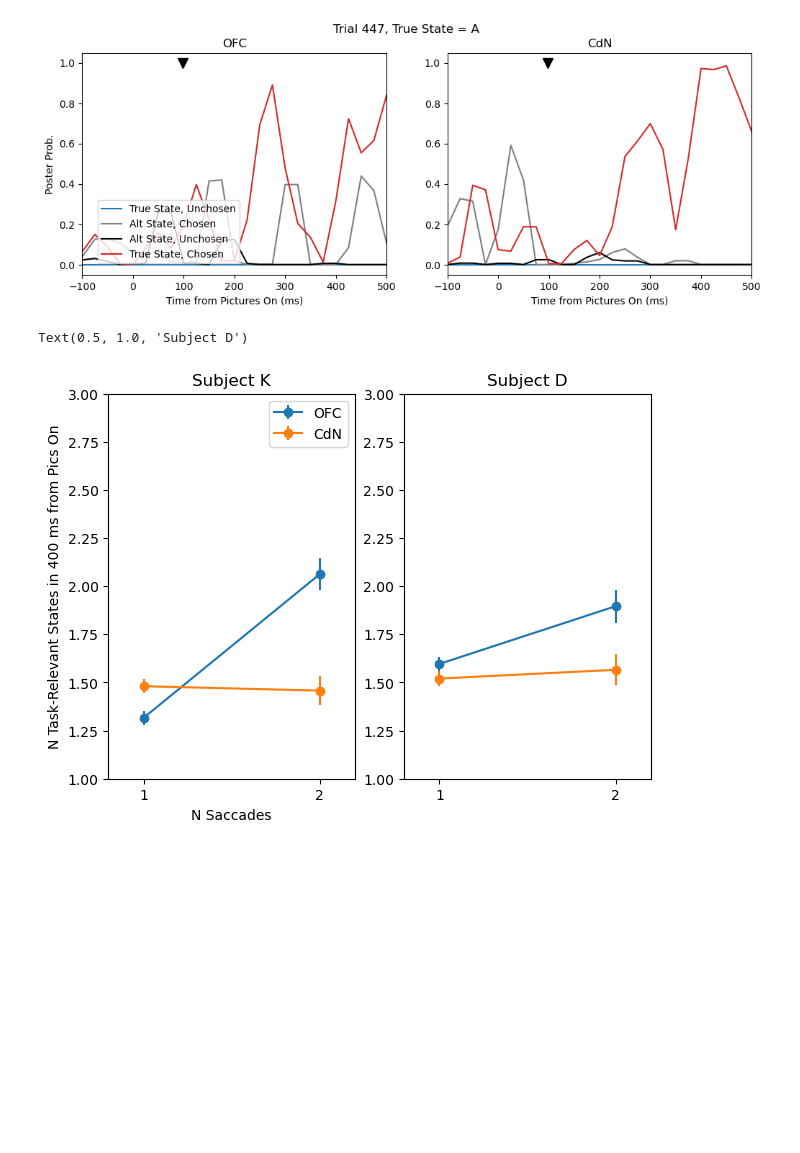
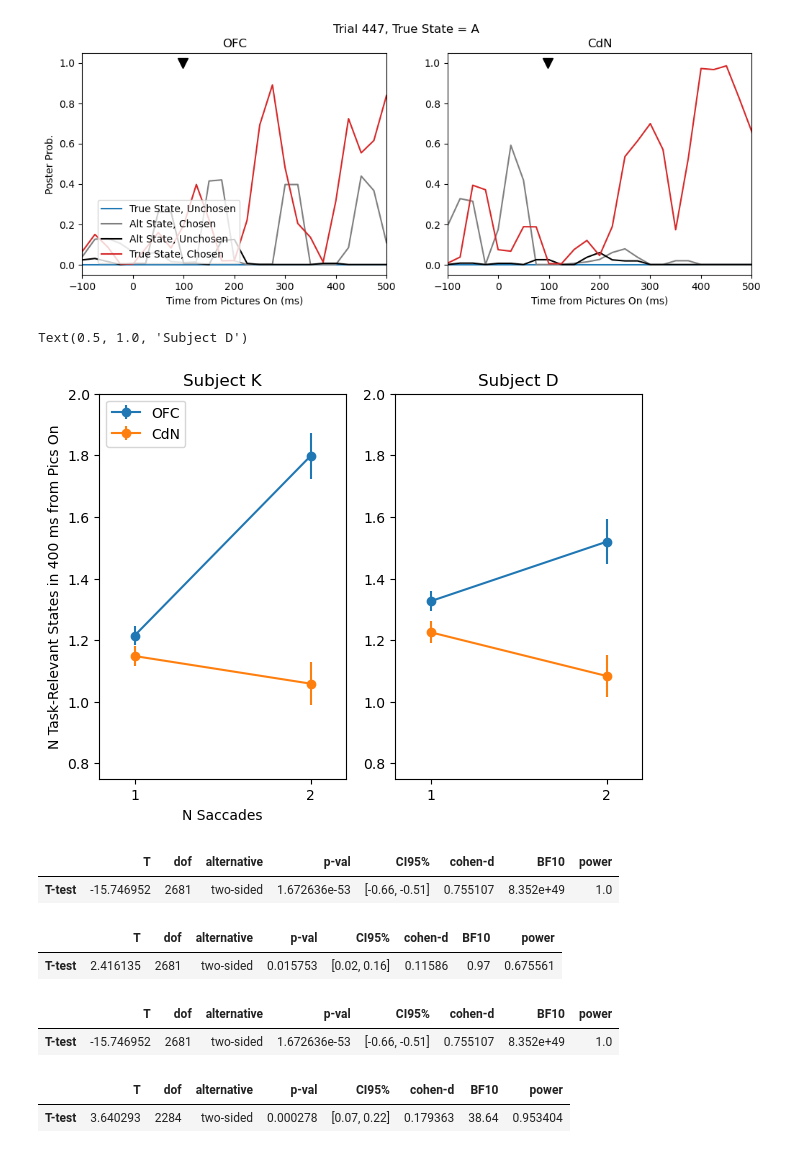
Before and after one commit to t-elston/FS_self_control, a Jupyter notebook: analysis/single_trial_decoding_sandbox.ipynb, the cells around one changed output. Cells and saved outputs as stored; diff of their text form; code cells hidden in the pictures; blank space fills up the shorter version.

```diff
--- a/analysis/single_trial_decoding_sandbox.ipynb
+++ b/analysis/single_trial_decoding_sandbox.ipynb
@@ -331,7 +331,7 @@ ax[1].set_title('CdN')
 Text(0.5, 1.0, 'CdN')
 [figure]
 # %%
-smooth_factor = 3
+smooth_factor = 2
 mag_thresh = 2
 time_thresh = 3
 ofc_ch_details, ofc_ch_states = find_candidate_states(moving_average(OFC_ch, smooth_factor), 12, time_thresh, mag_thresh)
@@ -343,6 +343,3 @@ cdn_ch_details, cdn_ch_states = find_candidate_states(moving_average(CdN_ch, smo
 cdn_unch_details, cdn_unch_states  = find_candidate_states(moving_average(CdN_unch, smooth_factor), 12, time_thresh, mag_thresh)
 cdn_alt_ch_details, cdn_alt_ch_states  = find_candidate_states(moving_average(CdN_alt_ch, smooth_factor), 12, time_thresh, mag_thresh)
 cdn_alt_unch_details, cdn_alt_unch_states  = find_candidate_states(moving_average(CdN_alt_unch, smooth_factor), 12, time_thresh, mag_thresh)
-
-smooth_OFC_pp = moving_average(OFC_pp, smooth_factor, axis=1)
-smooth_CdN_pp = moving_average(CdN_pp, smooth_factor, axis=1)
@@ -364,7 +346,7 @@ all_cdn_state_details = np.concatenate(all_cdn_state_details, axis=0)
 # %%
 # get states during the choice period
 t_thresh1 = 40
-t_thresh2 = 60
+t_thresh2 = 56
 
 ofc_ch_choice = ofc_ch_details[(ofc_ch_details[:, 1] > t_thresh1) & (ofc_ch_details[:, 1] < t_thresh2)]
 ofc_unch_choice = ofc_unch_details[(ofc_unch_details[:, 1] > t_thresh1) & (ofc_unch_details[:, 1] < t_thresh2)]
@@ -375,17 +357,14 @@ cdn_ch_choice = cdn_ch_details[(cdn_ch_details[:, 1] > t_thresh1) & (cdn_ch_deta
 cdn_unch_choice = cdn_unch_details[(cdn_unch_details[:, 1] > t_thresh1) & (cdn_unch_details[:, 1] < t_thresh2)]
 cdn_alt_ch_choice = cdn_alt_ch_details[(cdn_alt_ch_details[:, 1] > t_thresh1) & (cdn_alt_ch_details[:, 1] < t_thresh2)]
 cdn_alt_unch_choice = cdn_alt_unch_details[(cdn_alt_unch_details[:, 1] > t_thresh1) & (cdn_alt_unch_details[:, 1] < t_thresh2)]
-
-ofc_all_states_choice = all_ofc_state_details[(all_ofc_state_details[:, 1] > t_thresh1) & (all_ofc_state_details[:, 1] < t_thresh2)]
-cdn_all_states_choice = all_cdn_state_details[(all_cdn_state_details[:, 1] > t_thresh1) & (all_cdn_state_details[:, 1] < t_thresh2)]
 # %%
 # find the number of states of each trial per trial
 
 ofc_n_states_per_trial = np.zeros((len(bhv), 4))
 cdn_n_states_per_trial = np.zeros((len(bhv), 4))
 
-all_ofc_n_states_per_trial = np.zeros((len(bhv), 1 ))
-all_cdn_n_states_per_trial = np.zeros((len(bhv), 1))
+ofc_time_in_state = np.zeros((len(bhv), 4))
+cdn_time_in_state = np.zeros((len(bhv), 4))
 
 
 for t in range(len(bhv)):
@@ -400,8 +379,15 @@ for t in range(len(bhv)):
     cdn_n_states_per_trial[t, 2] = np.sum(cdn_alt_ch_choice[:, 0] == t)
     cdn_n_states_per_trial[t, 3] = np.sum(cdn_alt_unch_choice[:, 0] == t)
 
-    all_ofc_n_states_per_trial[t, 0] = np.sum(ofc_all_states_choice[:, 0] == t)
-    all_cdn_n_states_per_trial[t, 0] = np.sum(cdn_all_states_choice[:, 0] == t)
+    ofc_time_in_state[t, 0] = np.sum(ofc_ch_choice[ofc_ch_choice[:, 0] == t, 2])
+    ofc_time_in_state[t, 1] = np.sum(ofc_unch_choice[ofc_unch_choice[:, 0] == t, 2])
+    ofc_time_in_state[t, 2] = np.sum(ofc_alt_ch_choice[ofc_alt_ch_choice[:, 0] == t, 2])
+    ofc_time_in_state[t, 3] = np.sum(ofc_alt_unch_choice[ofc_alt_unch_choice[:, 0] == t, 2])
+
+    cdn_time_in_state[t, 0] = np.sum(cdn_ch_choice[cdn_ch_choice[:, 0] == t, 2])
+    cdn_time_in_state[t, 1] = np.sum(cdn_unch_choice[cdn_unch_choice[:, 0] == t, 2])
+    cdn_time_in_state[t, 2] = np.sum(cdn_alt_ch_choice[cdn_alt_ch_choice[:, 0] == t, 2])
+    cdn_time_in_state[t, 3] = np.sum(cdn_alt_unch_choice[cdn_alt_unch_choice[:, 0] == t, 2])
 # %%
 k_ix = subject == 1
 d_ix = subject == 0
@@ -455,34 +425,54 @@ xt = np.arange(2) + 1
 
 k_ofc_means = np.array((k_ofc_single_mean, k_ofc_double_mean)).flatten()
 k_ofc_ci = np.array((k_ofc_single_ci, k_ofc_double_ci)).flatten()
 k_cdn_means = np.array((k_cdn_single_mean, k_cdn_double_mean)).flatten()
 k_cdn_ci = np.array((k_cdn_single_ci, k_cdn_double_ci)).flatten()
 
 d_ofc_means = np.array((d_ofc_single_mean, d_ofc_double_mean)).flatten()
 d_ofc_ci = np.array((d_ofc_single_ci, d_ofc_double_ci)).flatten()
 d_cdn_means = np.array((d_cdn_single_mean, d_cdn_double_mean)).flatten()
 d_cdn_ci = np.array((d_cdn_single_ci, d_cdn_double_ci)).flatten()
 
 
 # Create the plot
 fig, ax = plt.subplots(1, 2, figsize=(7, 5))
 ax[0].errorbar(xt, k_ofc_means, k_ofc_ci, marker = 'o', label='OFC')
 ax[0].errorbar(xt, k_cdn_means, k_cdn_ci, marker = 'o', label='CdN')
-ax[0].set_ylim((1, 3))
+ax[0].set_ylim((.75, 2))
 ax[0].set_xlim((.8, 2.2))
 ax[0].set_xticks((1, 2))
 ax[0].set_xlabel('N Saccades')
 ax[0].set_ylabel('N Task-Relevant States in 400 ms from Pics On')
 ax[0].set_title('Subject K')
-ax[0].legend()
+ax[0].legend(loc='upper left')
 
 
 ax[1].errorbar(xt, d_ofc_means, d_ofc_ci, marker = 'o')
 ax[1].errorbar(xt, d_cdn_means, d_cdn_ci, marker = 'o')
-ax[1].set_ylim((1, 3))
+ax[1].set_ylim((.75, 2))
 ax[1].set_xlim((.8, 2.2))
 ax[1].set_xticks((1, 2))
 ax[1].set_title('Subject D')
 # %% [output]
 Text(0.5, 1.0, 'Subject D')
-[figure, old version]
+[figure, new version]
+# %%
+k_ofc_n_states_ttest
+# %% [output]
+|  | T | dof | alternative | p-val | CI95% | cohen-d | BF10 | power |
+| T-test | -15.746952 | 2681 | two-sided | 1.672636e-53 | [-0.66, -0.51] | 0.755107 | 8.352e+49 | 1.0 |
+# %%
+k_cdn_n_states_ttest
+# %% [output]
+|  | T | dof | alternative | p-val | CI95% | cohen-d | BF10 | power |
+| T-test | 2.416135 | 2681 | two-sided | 0.015753 | [0.02, 0.16] | 0.11586 | 0.97 | 0.675561 |
+# %%
+d_ofc_n_states_ttest
+# %% [output]
+|  | T | dof | alternative | p-val | CI95% | cohen-d | BF10 | power |
+| T-test | -15.746952 | 2681 | two-sided | 1.672636e-53 | [-0.66, -0.51] | 0.755107 | 8.352e+49 | 1.0 |
+# %%
+d_cdn_n_states_ttest
+# %% [output]
+|  | T | dof | alternative | p-val | CI95% | cohen-d | BF10 | power |
+| T-test | 3.640293 | 2284 | two-sided | 0.000278 | [0.07, 0.22] | 0.179363 | 38.64 | 0.953404 |
```
Also changed, not shown: parts of 2 cells of this notebook.
